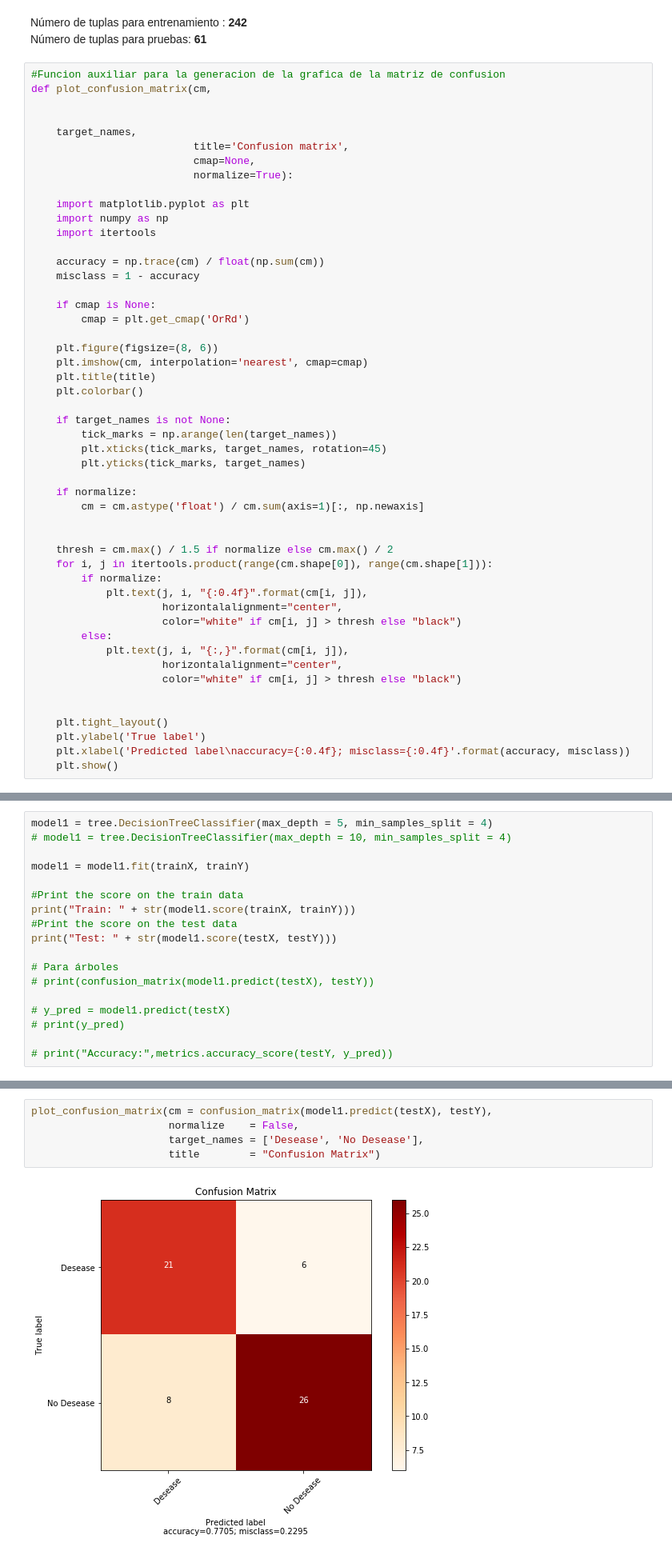
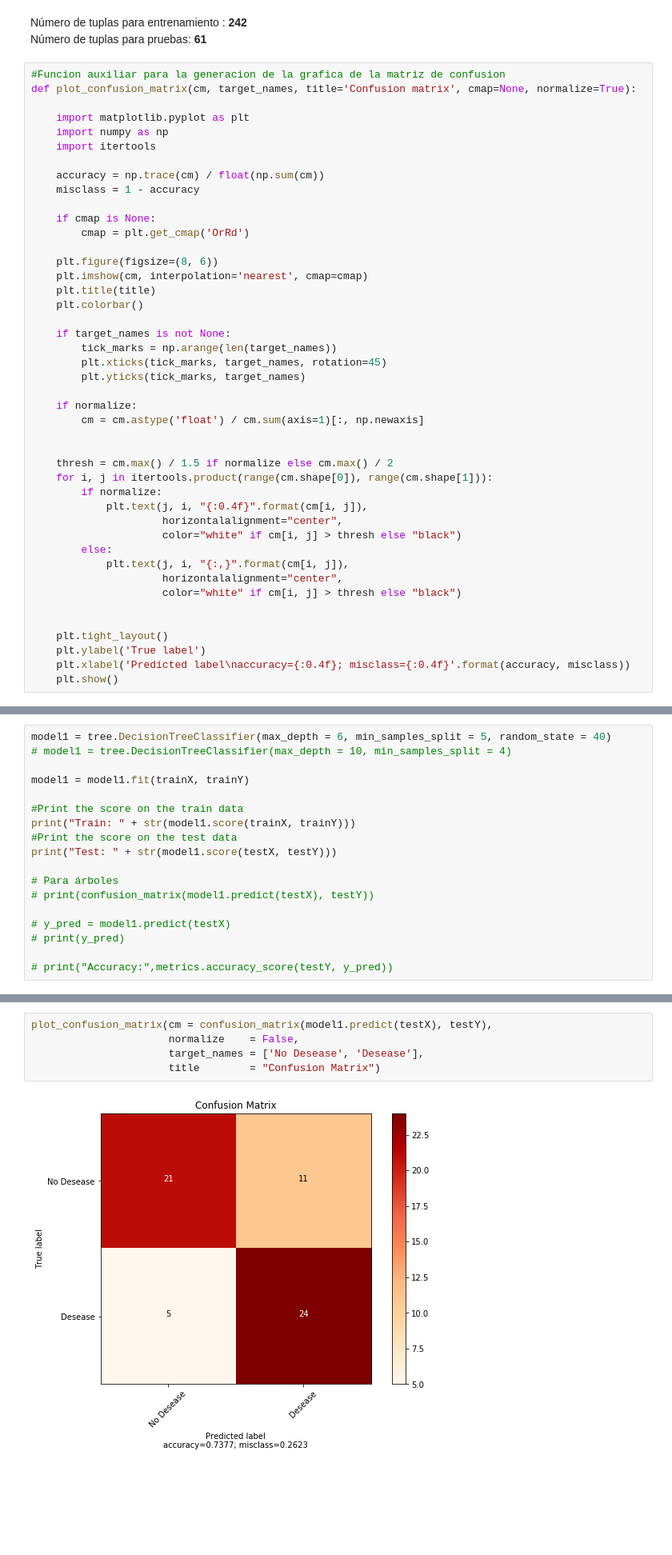
Before and after one commit to Rajahn/Heart-Desease, a Jupyter notebook: AHeartDisease.ipynb, the cells around one changed output, grey strips where cells are left out. Shown at 80% size. Drawn from its saved outputs; the diff is of its cells as text; blank space fills up the shorter version.

```diff
--- a/AHeartDisease.ipynb
+++ b/AHeartDisease.ipynb
@@ -327,13 +328,7 @@ Número de tuplas para entrenamiento : <b>242</b> <br>
 Número de tuplas para pruebas: <b>61</b>
 # %%
 #Funcion auxiliar para la generacion de la grafica de la matriz de confusion
-def plot_confusion_matrix(cm,
-
-
-    target_names,
-                          title='Confusion matrix',
-                          cmap=None,
-                          normalize=True):
+def plot_confusion_matrix(cm, target_names, title='Confusion matrix', cmap=None, normalize=True):
 
     import matplotlib.pyplot as plt
     import numpy as np
@@ -380,7 +375,7 @@ def plot_confusion_matrix(cm,
 # %% [markdown]
 El árbol de decisión se basa en encontrar una medida de selección de los atributos, es una heurística para seleccionar el criterio de división que divide los datos de la mejor manera posible. Este proceso genera un rango para cada atributo al explicar el conjunto de datos dado. El atributo de mejor puntaje se seleccionará como un atributo de división.
 # %%
-model1 = tree.DecisionTreeClassifier(max_depth = 5, min_samples_split = 4)
+model1 = tree.DecisionTreeClassifier(max_depth = 6, min_samples_split = 5, random_state = 40)
 # model1 = tree.DecisionTreeClassifier(max_depth = 10, min_samples_split = 4)
 
 model1 = model1.fit(trainX, trainY)
@@ -407,10 +406,10 @@ Se puede apreciar que los resultados para el conjunto de entrenamiento y de prue
 # %%
 plot_confusion_matrix(cm = confusion_matrix(model1.predict(testX), testY),
                       normalize    = False,
-                      target_names = ['Desease', 'No Desease'],
+                      target_names = ['No Desease', 'Desease'],
                       title        = "Confusion Matrix")
 # %% [output]
-[figure, old version]
+[figure, new version]
 # %% [markdown]
 # Gráfica de Importancias y Árbol de decisión
 # %%
```
Also changed, not shown: parts of 16 cells of this notebook, 1 other file.
